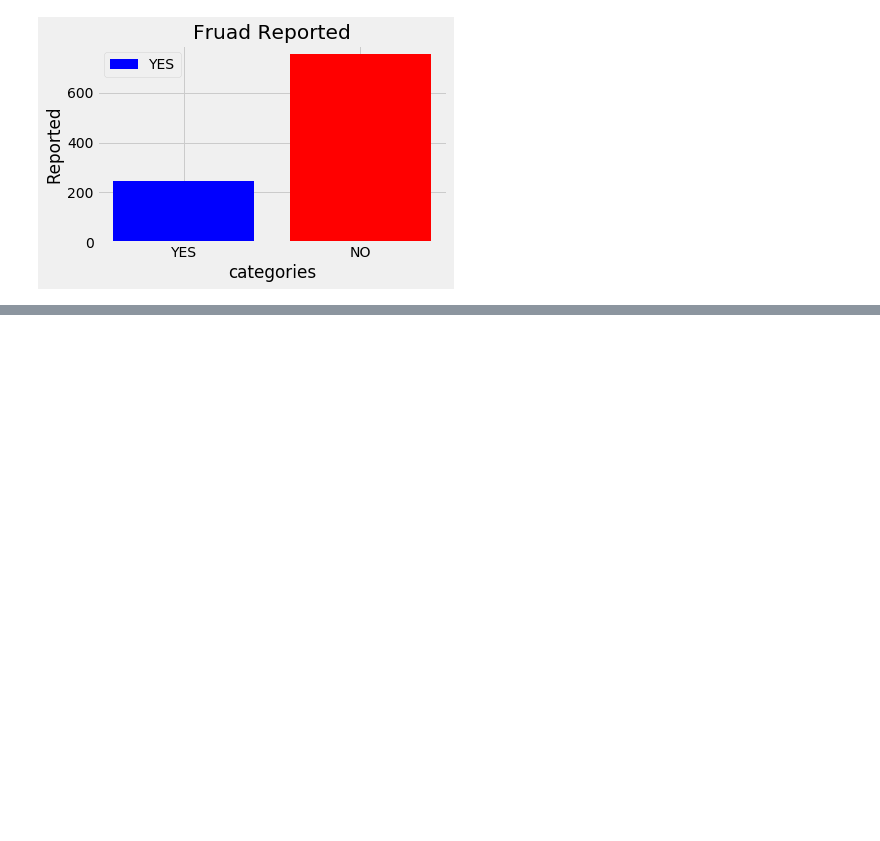
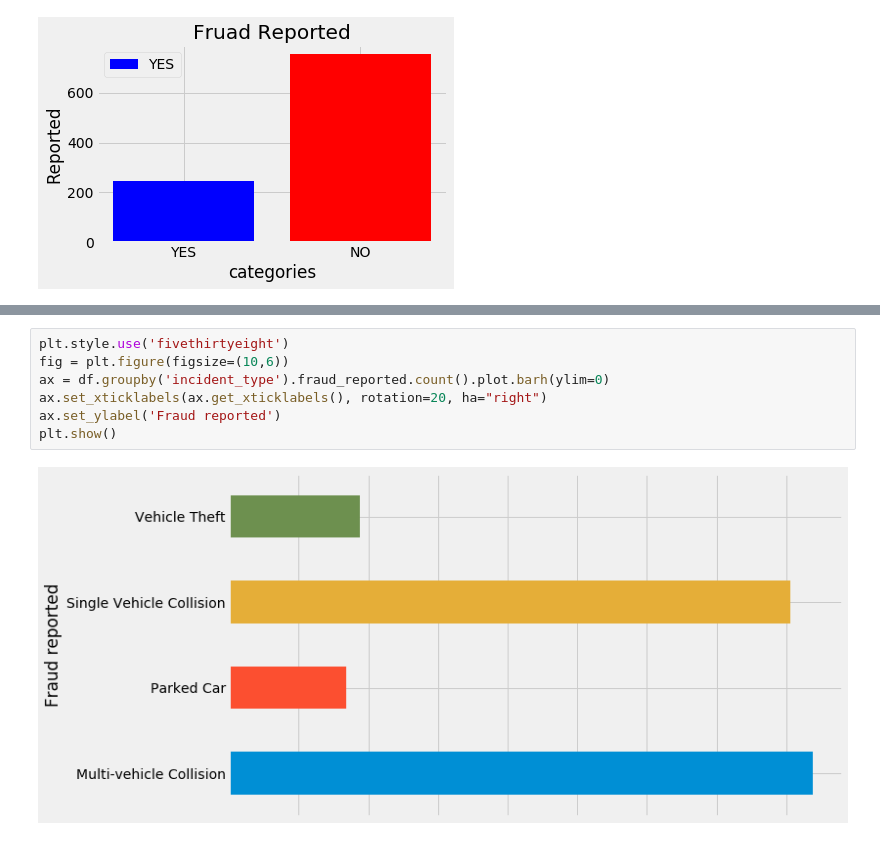
Before and after one commit to kiranreddy007/Fruad-abuse-Detection-for-Insurance-ML, a Jupyter notebook: Fruad abuse Detection for insurance .ipynb, the cells around one changed output, grey strips where cells are left out. Saved outputs shown, nothing was run; the diff lists cells and outputs as text; blank space fills up the shorter version.

```diff
--- a/Fruad abuse Detection for insurance .ipynb
+++ b/Fruad abuse Detection for insurance .ipynb
@@ -130,0 +157,9 @@ plt.show()
+# %%
+plt.style.use('fivethirtyeight')
+fig = plt.figure(figsize=(10,6))
+ax = df.groupby('incident_type').fraud_reported.count().plot.barh(ylim=0)
+ax.set_xticklabels(ax.get_xticklabels(), rotation=20, ha="right")
+ax.set_ylabel('Fraud reported')
+plt.show()
+# %% [output]
+[figure, added]
```
Also changed, not shown: parts of 13 cells of this notebook.
